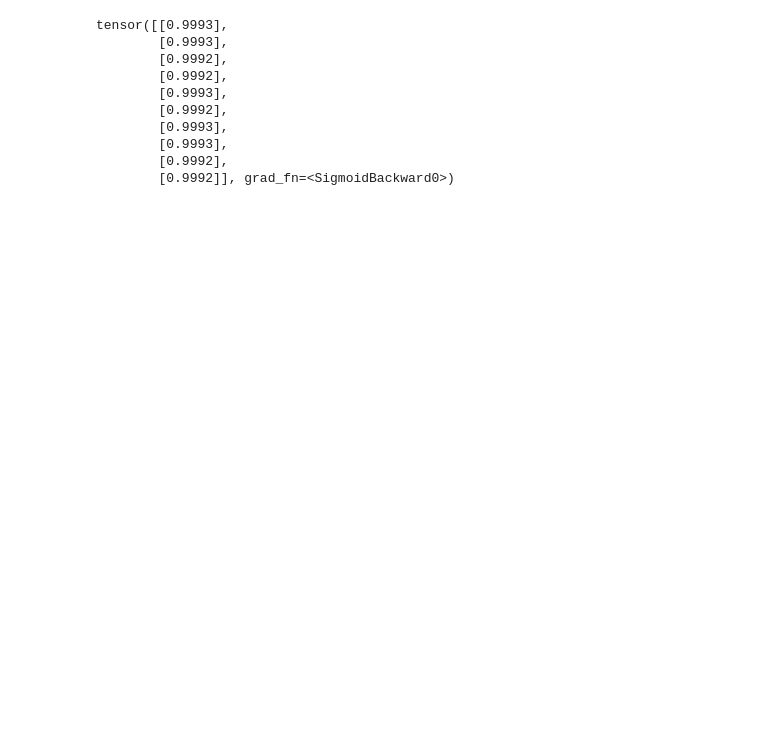
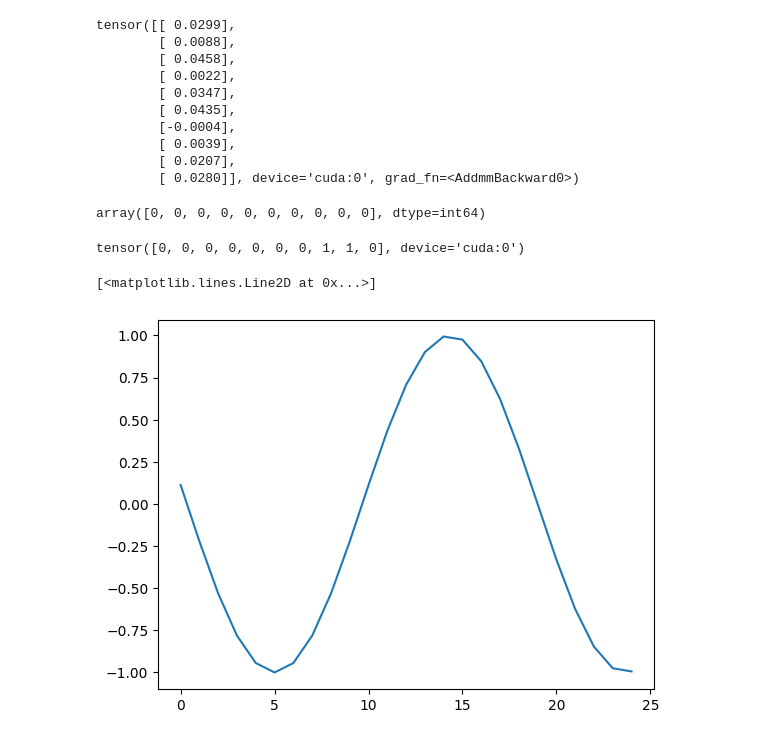
Before and after one commit to captanlevi/UNSW, a Jupyter notebook: oodGeneration.ipynb, the cells around one changed output. Cells and saved outputs as stored; diff of their text form; code cells hidden in the pictures; blank space fills up the shorter version.

```diff
--- a/oodGeneration.ipynb
+++ b/oodGeneration.ipynb
@@ -268,0 +31,5 @@ KeyboardInterrupt:
+# %%
+flow_config = FlowConfig(grain= 1, band_thresholds= [1250])
+processor1 = SoftwareUpdateDataProcessor(parquet_path= "data/software-update-1w.parquet")
+processor2 = GamingDownloadDataFrameProcessor(parquet_path= "data/2023-12-01--2023-12-31--flowprint.parquet")
+flows = DataFrameExtractor.getData(data_frame_processors= [processor2,processor1],needed_flow_config= flow_config)
@@ -268,0 +43,5 @@ KeyboardInterrupt:
+# %%
+class_type_filtered_flows = flows
+FT_filtered_flows = list(filter(lambda x : x.class_type != "Conferencing",class_type_filtered_flows))
+FT_flows = list(filter(lambda x : x.class_type == "Conferencing",class_type_filtered_flows))
+len(FT_filtered_flows) + len(FT_flows) == len(class_type_filtered_flows)
@@ -268,0 +50,7 @@ KeyboardInterrupt:
+# %%
+sampler = FixedLengthSampler(flow_config= FT_filtered_flows[0].flow_config,required_length_in_seconds = 30,ratio_of_median_to_sample= .01,min_activity_for_start_point= 25,sample_wise_train_ratio= .8, temporal_train_ratio= 1)
+FT_filtered_split_flows = sampler.sampleAndCutToLength(data= FT_filtered_flows)
+ft_sampler = FixedLengthSampler(flow_config= FT_filtered_flows[0].flow_config,required_length_in_seconds = 30,ratio_of_median_to_sample= .05,min_activity_for_start_point= 25,sample_wise_train_ratio= 1, temporal_train_ratio= 1)
+FT_split_flows = ft_sampler.sampleAndCutToLength(data= FT_flows)
+all_sampler = FixedLengthSampler(flow_config= class_type_filtered_flows[0].flow_config,required_length_in_seconds = 30,ratio_of_median_to_sample= .01,min_activity_for_start_point= 25,sample_wise_train_ratio= .8, temporal_train_ratio= 1)
+all_flows = all_sampler.sampleAndCutToLength(data= class_type_filtered_flows)
@@ -268,0 +91,6 @@ KeyboardInterrupt:
+# %%
+all_train_dataset = DDQNActivityDataset(flows= all_flows["train_flows"],label_to_index= None)
+all_test_dataset = DDQNActivityDataset(flows = all_flows["test_flows"], label_to_index= all_train_dataset.label_to_index)
+train_dataset = DDQNActivityDataset(flows= FT_filtered_split_flows["train_flows"],label_to_index= None)
+test_dataset = DDQNActivityDataset(flows= FT_filtered_split_flows["test_flows"],label_to_index= train_dataset.label_to_index)
+ood_dataset = DDQNActivityDataset(flows= FT_split_flows["train_flows"],label_to_index= None)
@@ -287,13 +327,26 @@ tensor([[0.0792],
 # %%
-discriminator(i.float())
+discriminator(i["data"].float().to(device))
 # %% [output]
-tensor([[0.9993],
-        [0.9993],
-        [0.9992],
-        [0.9992],
-        [0.9993],
-        [0.9992],
-        [0.9993],
-        [0.9993],
-        [0.9992],
-        [0.9992]], grad_fn=<SigmoidBackward0>)
+tensor([[ 0.0299],
+        [ 0.0088],
+        [ 0.0458],
+        [ 0.0022],
+        [ 0.0347],
+        [ 0.0435],
+        [-0.0004],
+        [ 0.0039],
+        [ 0.0207],
+        [ 0.0280]], device='cuda:0', grad_fn=<AddmmBackward0>)
+# %%
+torch.argmax(F.softmax(classifier(torch.rand_like(i["data"]).float().to(device)),dim= -1),dim= -1).cpu().detach().numpy()
+# %% [output]
+array([0, 0, 0, 0, 0, 0, 0, 0, 0, 0], dtype=int64)
+# %%
+torch.argmax(F.softmax(classifier(i["data"].float().to(device)),dim= -1),dim= -1)
+# %% [output]
+tensor([0, 0, 0, 0, 0, 0, 0, 1, 1, 0], device='cuda:0')
+# %%
+plt.plot(train_dataset[np.random.randint(len(train_dataset))]["data"][:,0])
+# %% [output]
+[<matplotlib.lines.Line2D at 0x...>]
+[figure, added]
```
Also changed, not shown: parts of 53 cells of this notebook, 33 other files.
